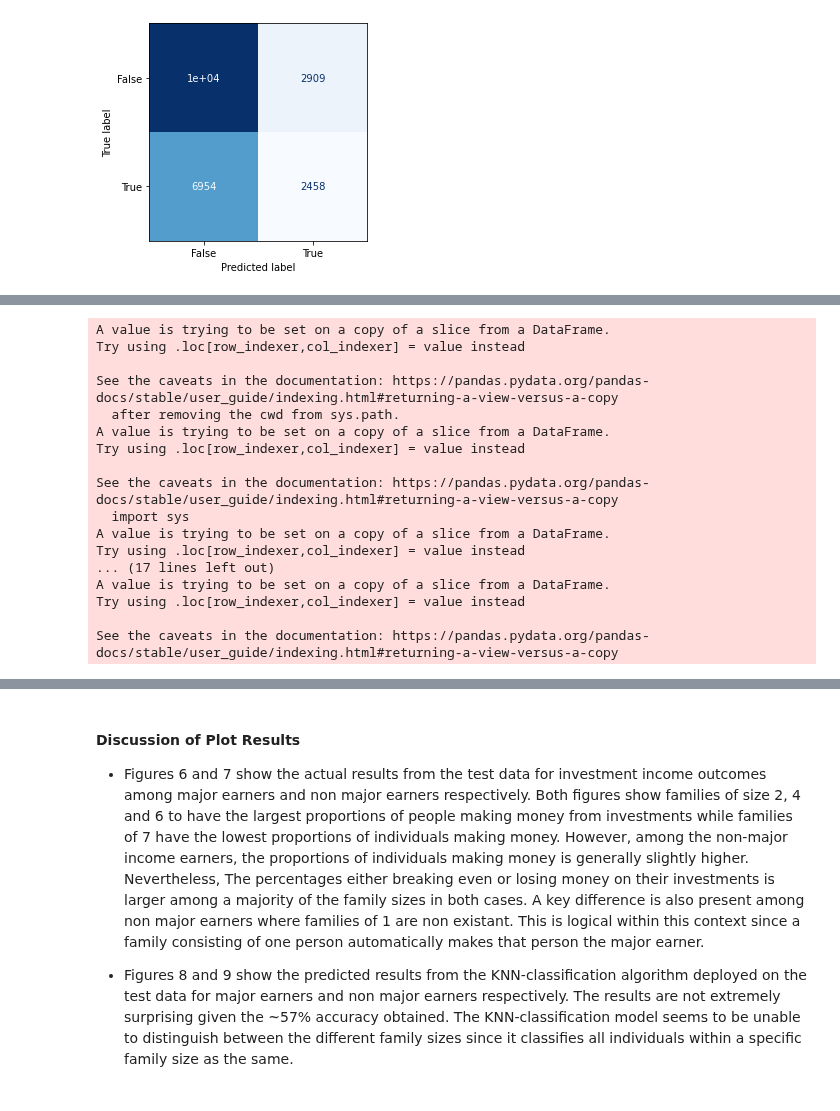
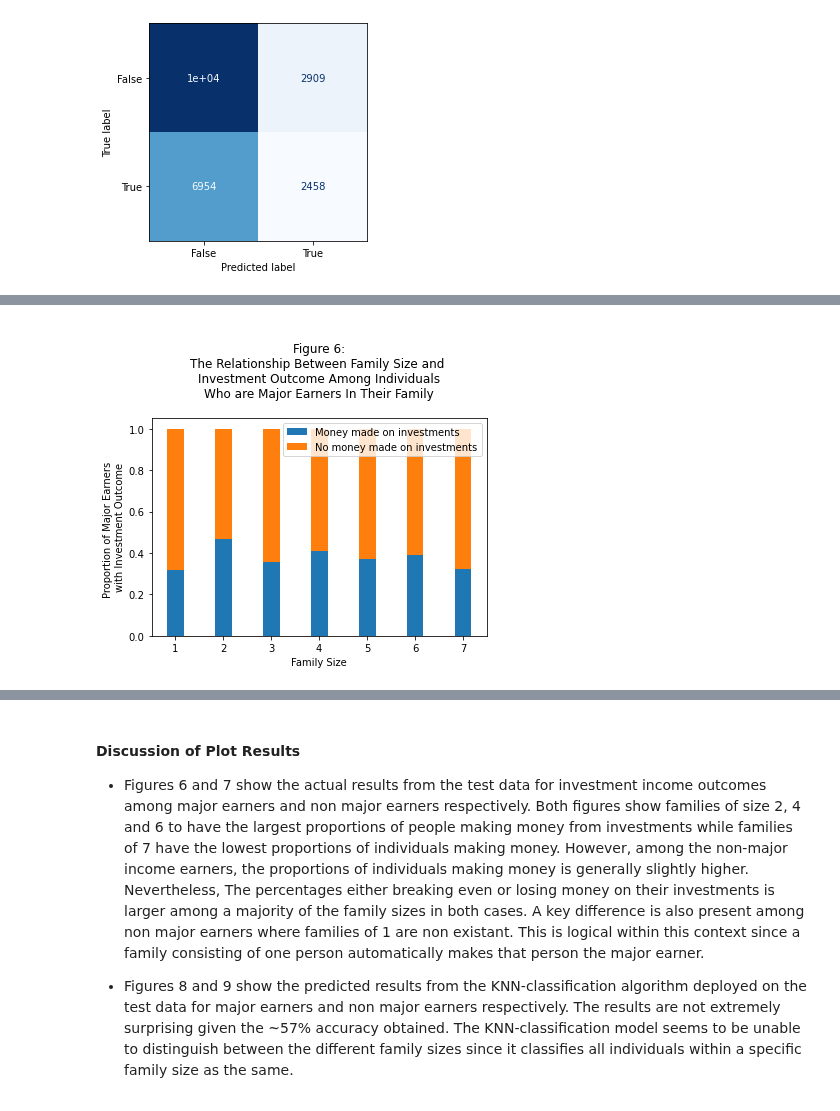
Before and after one commit to izk20/DSCI-310-Group-10, a Jupyter notebook: alalysis_Investment_Outcome_Predictor.ipynb, the cells around one changed output, grey strips where cells are left out. Cells and saved outputs as stored; diff of their text form; code cells hidden in the pictures.

```diff
--- a/alalysis_Investment_Outcome_Predictor.ipynb
+++ b/alalysis_Investment_Outcome_Predictor.ipynb
@@ -561,42 +556,21 @@ ImportError: cannot import name 'inv_outcome_plot' from 'src' (unknown location)
 # %%
-# will put into function for next milestone
+title_1 = """
+Figure 6:
+The Relationship Between Family Size and
+Investment Outcome Among Individuals
+Who are Major Earners In Their Family
+"""
+ylabel_1 = """Proportion of Major Earners
+with Investment Outcome"""
 
-fam_size_1 = all_maj_earners[all_maj_earners.EFSIZE == 1]
-fam_size_1['counts'] = fam_size_1['counts'].div(np.sum(fam_size_1.counts))
-
-fam_size_2 = all_maj_earners[all_maj_earners.EFSIZE == 2]
-fam_size_2['counts'] = fam_size_2['counts'].div(np.sum(fam_size_2.counts))
-
-fam_size_3 = all_maj_earners[all_maj_earners.EFSIZE == 3]
-fam_size_3['counts'] = fam_size_3['counts'].div(np.sum(fam_size_3.counts))
-
-fam_size_4 = all_maj_earners[all_maj_earners.EFSIZE == 4]
-fam_size_4['counts'] = fam_size_4['counts'].div(np.sum(fam_size_4.counts))
-
-fam_size_5 = all_maj_earners[all_maj_earners.EFSIZE == 5]
-fam_size_5['counts'] = fam_size_5['counts'].div(np.sum(fam_size_5.counts))
-
-fam_size_6 = all_maj_earners[all_maj_earners.EFSIZE == 6]
-fam_size_6['counts'] = fam_size_6['counts'].div(np.sum(fam_size_6.counts))
-
-fam_size_7 = all_maj_earners[all_maj_earners.EFSIZE == 7]
-fam_size_7['counts'] = fam_size_7['counts'].div(np.sum(fam_size_7.counts))
+plot1 = inv_outcome_plot.inv_outcome_plot(grouped_true_pred,
+                                 'EFSIZE',
+                                 'EFMJIE',
+                                 'EFINVA_Made_Money',
+                                 'counts',
+                                 True,
+                                 title_1,
+                                 ylabel_1)
 # %% [output]
-A value is trying to be set on a copy of a slice from a DataFrame.
-Try using .loc[row_indexer,col_indexer] = value instead
-
-See the caveats in the documentation: https://pandas.pydata.org/pandas-docs/stable/user_guide/indexing.html#returning-a-view-versus-a-copy
-  after removing the cwd from sys.path.
-A value is trying to be set on a copy of a slice from a DataFrame.
-Try using .loc[row_indexer,col_indexer] = value instead
-
-See the caveats in the documentation: https://pandas.pydata.org/pandas-docs/stable/user_guide/indexing.html#returning-a-view-versus-a-copy
-  import sys
-A value is trying to be set on a copy of a slice from a DataFrame.
-Try using .loc[row_indexer,col_indexer] = value instead
-... (17 lines left out)
-A value is trying to be set on a copy of a slice from a DataFrame.
-Try using .loc[row_indexer,col_indexer] = value instead
-
-See the caveats in the documentation: https://pandas.pydata.org/pandas-docs/stable/user_guide/indexing.html#returning-a-view-versus-a-copy
+[figure, added]
 # %%
```
Also changed, not shown: parts of 10 cells of this notebook, 2 other files.
